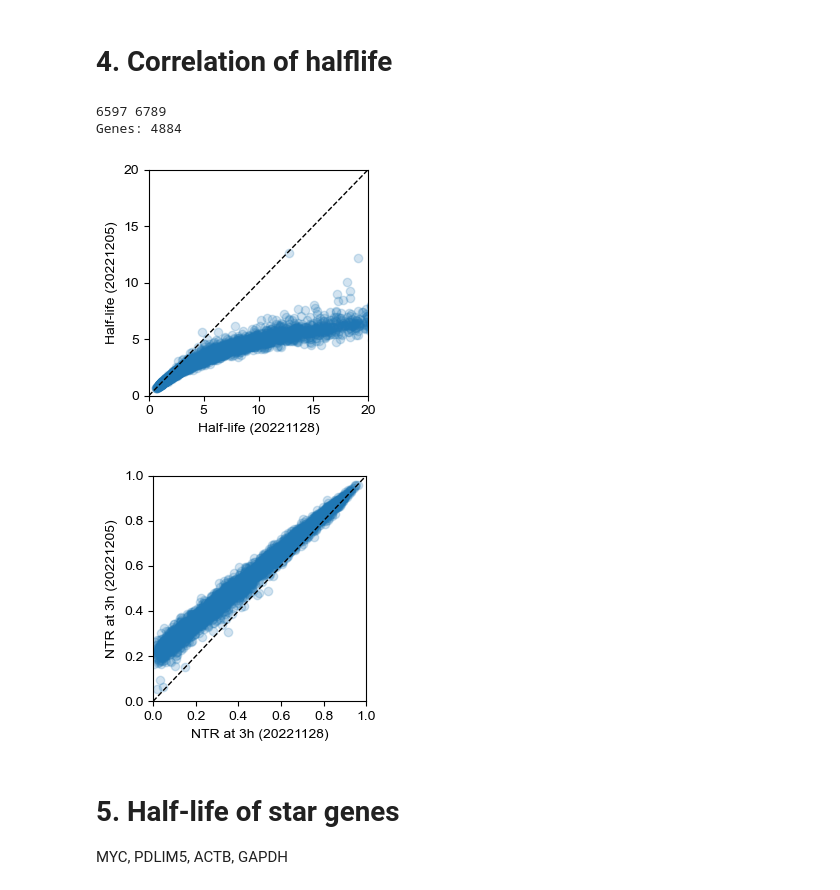
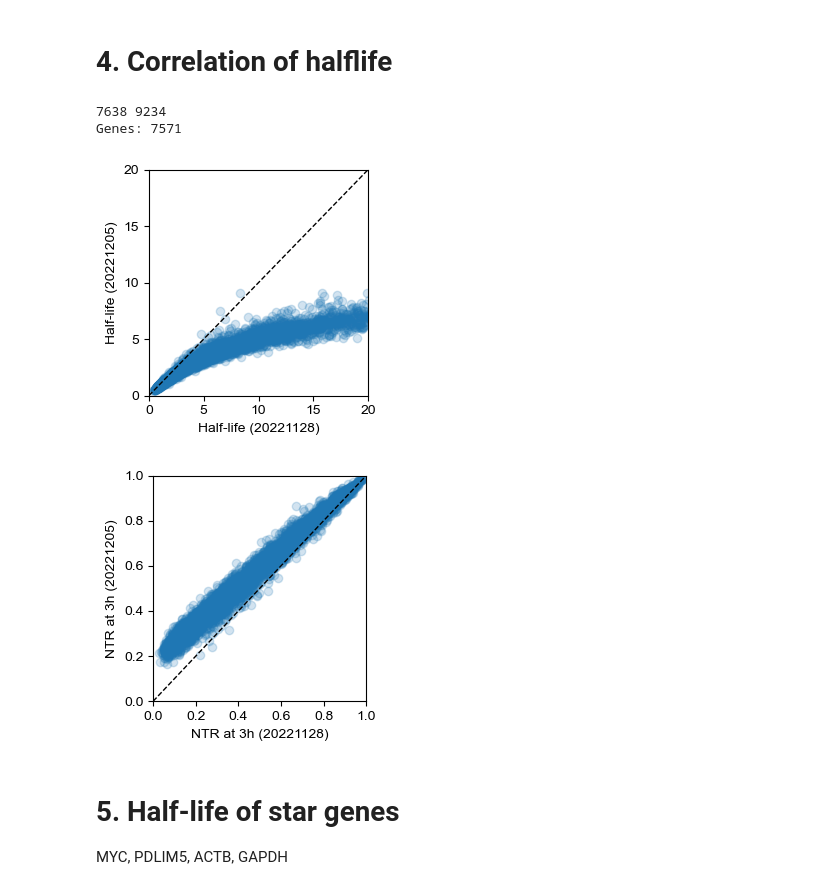
Before and after one commit to Ckenen/Nanopore-Nascent-RNAseq-Project, a Jupyter notebook: 4_RNAseq_ActD/jupyter.ipynb, the cells around one changed output. Saved outputs shown, nothing was run; the diff lists cells and outputs as text; code cells hidden in the pictures.

```diff
--- a/4_RNAseq_ActD/jupyter.ipynb
+++ b/4_RNAseq_ActD/jupyter.ipynb
@@ -33,14 +34,13 @@ def stat_expr_corr(date, species, source):
         array.append(ss)
     dat = pd.concat(array, axis=1)
     tmp = dat[dat.mean(axis=1) >= 100]
-    corr = tmp.corr()
+    corr = tmp.corr(method="pearson")
     vmin = 0.94
     plt.figure(figsize=(3.6, 3))
     if species == "human":
         plt.title("Human genes")
     else:
         plt.title("Fly genes")
-    # plt.title("Count corr (%s, %s, %s)" % (date, species, source))
     sns.heatmap(corr, cmap="PRGn", vmin=vmin, vmax=1, annot=True, fmt=".2f", lw=1, square=True)
     plt.tight_layout()
     plt.savefig("figures/fragment_count_corr.%s.%s.%s.pdf" % (date, species, source), dpi=300)
@@ -215,4 +90,4 @@ for date in dates:
         s.index = d["GeneName"]
         array.append(s)
     m = pd.concat(array, axis=1)
-    m.to_csv("results/halflife/counts.%s.tsv" % date, sep="\t")
+    m.to_csv("reports/counts.fly.%s.tsv" % date, sep="\t")
@@ -277,5 +157,5 @@ for date in dates:
 # %% [markdown]
 # 3. Estimation of half-life
 # %%
-anno = pd.read_csv("/lustre/grp/tfclab/chenzg/species/homo_sapiens/GRCh38.p13/gencode.v39.annotation.tsv", sep="\t", index_col=0)
+anno = pd.read_csv("/home/chenzonggui/species/homo_sapiens/GRCh38.p13/gencode.v39.annotation.tsv", sep="\t", index_col=0)
 # %%
@@ -334,50 +250,53 @@ for date in dates:
 # 4. Correlation of halflife
 # %%
 def load_halflife(path):
+    cutoff_fpkm = 1
+    cutoff_count = 50
     df = pd.read_csv(path, sep="\t", index_col=0)
     df = df[df["Canonical"]]
     df = df[df["GeneType"] == "protein_coding"]
-    df = df[df[[c for c in columns]].max(axis=1) > 50]
-    df = df[df[[c + "_fpkm" for c in columns]].max(axis=1) > 1]
-    df = df[df["D"] < 0.3]
+    df = df[(df["Count.0h-1"] > cutoff_count) & (df["Count.0h-2"] > cutoff_count)]
+    df = df[(df["FPKM.0h-1"] > cutoff_fpkm) & (df["FPKM.0h-2"] > cutoff_fpkm)]
+    df = df[df["R2.Score"] > 0.8]
+    df = df[~df["GeneName"].duplicated()]
     return df
 
-df1 = load_halflife("results/halflife/20221128_AtcD_halflife.tsv")
-df2 = load_halflife("results/halflife/20221205_AtcD_halflife.tsv")
+df1 = load_halflife("reports/halflife.20221128.tsv")
+df2 = load_halflife("reports/halflife.20221205.tsv")
 print(len(df1), len(df2))
 
 genes = list(set(df1.index) & set(df2.index))
 print("Genes:", len(genes))
 
 xs = df1.loc[genes]["T"]
 ys = df2.loc[genes]["T"]
 plt.figure(figsize=(3, 3))
 plt.scatter(xs, ys, alpha=0.2)
 plt.plot([0, 20], [0, 20], lw=1, ls="--", color="black")
 plt.xlim(0, 20)
 plt.ylim(0, 20)
 plt.yticks([0, 5, 10, 15, 20])
 plt.xlabel("Half-life (20221128)")
 plt.ylabel("Half-life (20221205)")
 plt.tight_layout()
 plt.savefig("figures/correlation_of_halflife.pdf", dpi=300)
 
 xs = 1 - 2**(-3/xs)
 ys = 1 - 2**(-3/ys)
 plt.figure(figsize=(3, 3))
 plt.scatter(xs, ys, alpha=0.2)
 plt.plot([0, 1], [0, 1], lw=1, ls="--", color="black")
 plt.xlim(0, 1)
 plt.ylim(0, 1)
 plt.xlabel("NTR at 3h (20221128)")
 plt.ylabel("NTR at 3h (20221205)")
 plt.tight_layout()
 plt.savefig("figures/correlation_of_ntr.pdf", dpi=300)
 # %% [output]
-6597 6789
-Genes: 4884
+7638 9234
+Genes: 7571
-[figure, old version]
+[figure, new version]
-[figure, old version]
+[figure, new version]
 # %% [markdown]
 # 5. Half-life of star genes
 
```
Also changed, not shown: parts of 13 cells of this notebook, 12 other files.
